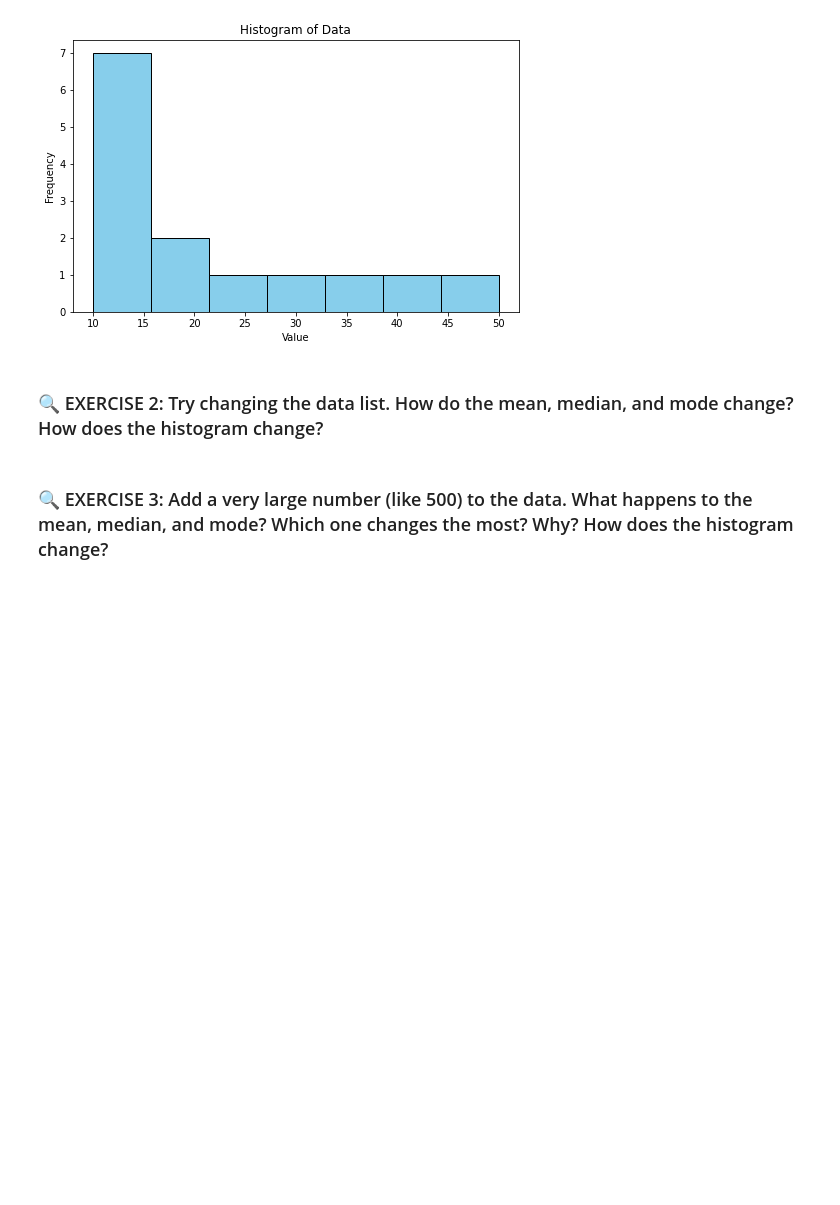
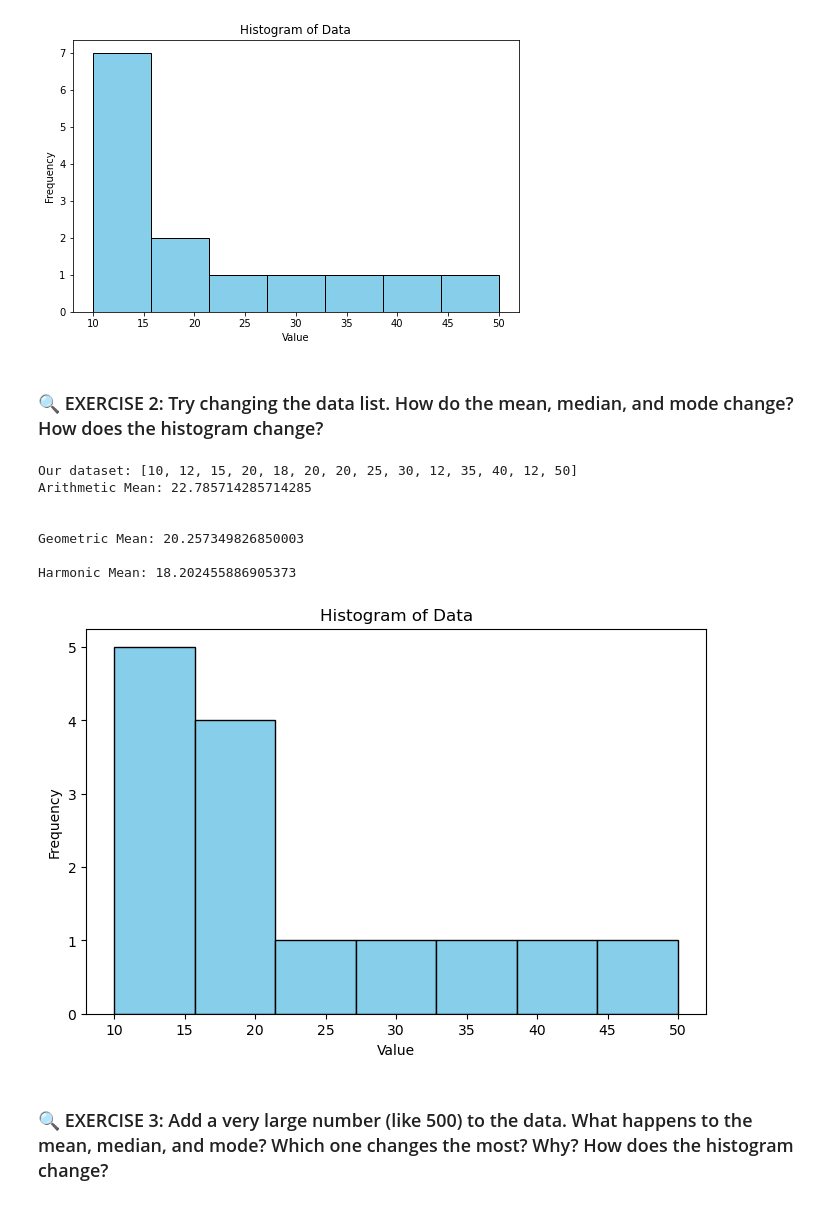
Before and after one commit to idontwantausername94/CFR-2025, a Jupyter notebook: Stats/Notebooks/0-Stats_histograms.ipynb, the cells around one changed output. Cells and saved outputs as stored; diff of their text form; code cells hidden in the pictures; blank space fills up the shorter version.

```diff
--- a/Stats/Notebooks/0-Stats_histograms.ipynb
+++ b/Stats/Notebooks/0-Stats_histograms.ipynb
@@ -101,5 +103,46 @@ A histogram shows how frequently values occur in different ranges.
 [figure]
 # %% [markdown]
 ### 🔍 EXERCISE 2: Try changing the data list. How do the mean, median, and mode change? How does the histogram change?
+# %%
+data = [10, 12, 15, 20, 18, 20, 20, 25, 30, 12, 35, 40, 12, 50]
+print("Our dataset:", data)
+
+#We can find the arithmetic mean manually by looping over the elements in our dataset
+
+#declare a variable "summed_values" that is initialized to zero
+summed_values=0.0
+for i in range (0, len(data)):
+    #Add each value in our dataset to summed_values as we loop through the data array
+    summed_values += data[i]
+    #print(summed_values)
+
+#divide summed_values by the total number of values in data
+average_value = summed_values/len(data)
+
+
+print("Arithmetic Mean:", average_value)
+print()
+mean_geometric = stats.gmean(data)
+print()
+print("Geometric Mean:", mean_geometric)
+print()
+mean_harmonic = stats.hmean(data)
+print("Harmonic Mean:", mean_harmonic)
+print()
+plt.figure(figsize=(8,5))
+plt.hist(data, bins=7, color='skyblue', edgecolor='black')
+plt.title("Histogram of Data")
+plt.xlabel("Value")
+plt.ylabel("Frequency")
+plt.show()
+# %% [output]
+Our dataset: [10, 12, 15, 20, 18, 20, 20, 25, 30, 12, 35, 40, 12, 50]
+Arithmetic Mean: 22.785714285714285
+
+
+Geometric Mean: 20.257349826850003
+
+Harmonic Mean: 18.202455886905373
+[figure, added]
 # %% [markdown]
 ### 🔍 EXERCISE 3: Add a very large number (like 500) to the data. What happens to the mean, median, and mode? Which one changes the most? Why? How does the histogram change?
```
Also changed, not shown: parts of 4 cells of this notebook.
